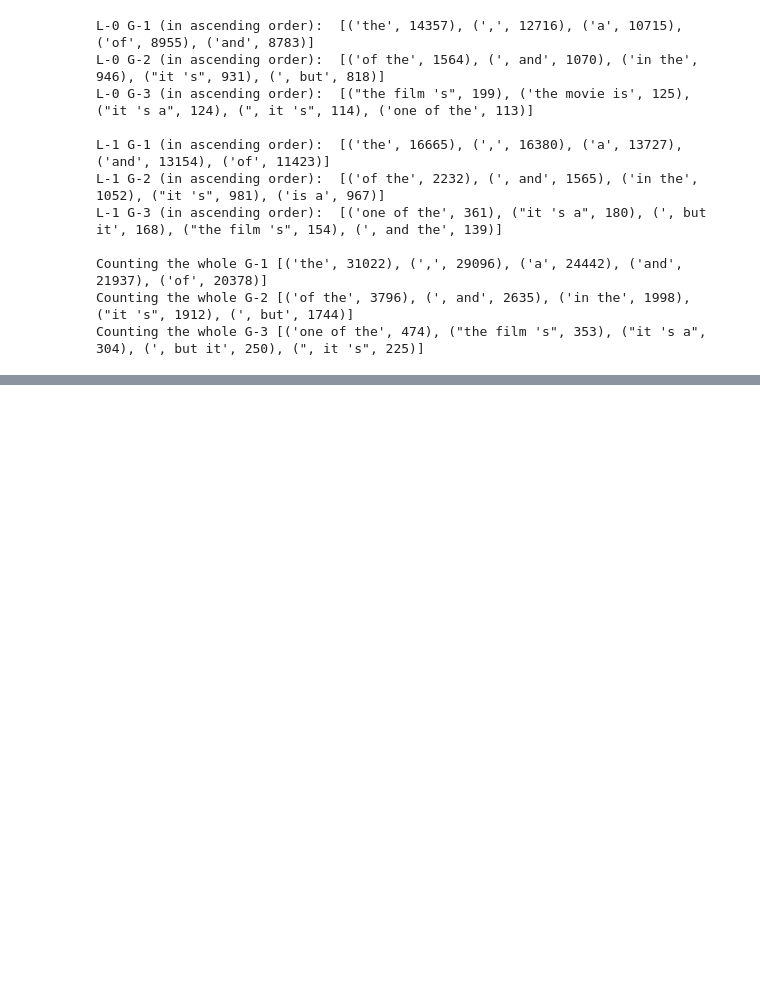
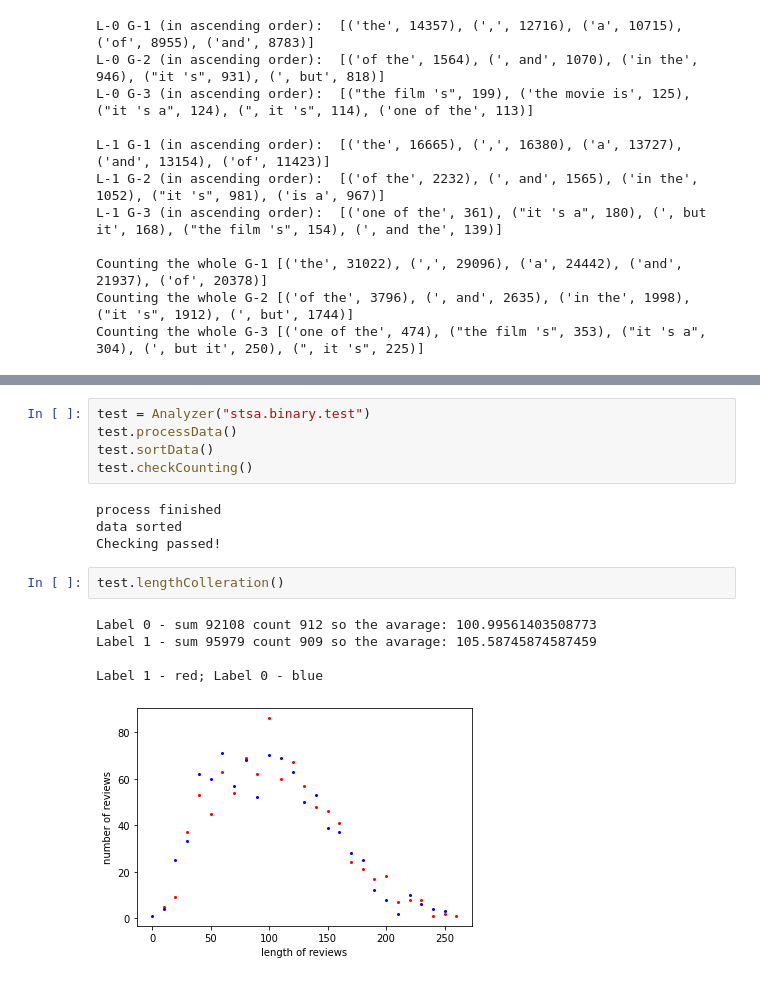
Before and after one commit to Olaybence/Web-Science, a Jupyter notebook: Assignment/SST2/nGrams.ipynb, the cells around one changed output, grey strips where cells are left out. Drawn from its saved outputs; the diff is of its cells as text; blank space fills up the shorter version.

```diff
--- a/Assignment/SST2/nGrams.ipynb
+++ b/Assignment/SST2/nGrams.ipynb
@@ -206,0 +239,17 @@ Counting the whole G-3 [('one of the', 474), ("the film 's", 353), ("it 's a", 3
+# %%
+test = Analyzer("stsa.binary.test")
+test.processData()
+test.sortData()
+test.checkCounting()
+# %% [output]
+process finished
+data sorted
+Checking passed!
+# %%
+test.lengthColleration()
+# %% [output]
+Label 0 - sum 92108 count 912 so the avarage: 100.99561403508773
+Label 1 - sum 95979 count 909 so the avarage: 105.58745874587459
+
+Label 1 - red; Label 0 - blue
+[figure, added]
```
Also changed, not shown: parts of 6 cells of this notebook, 3 other files.
